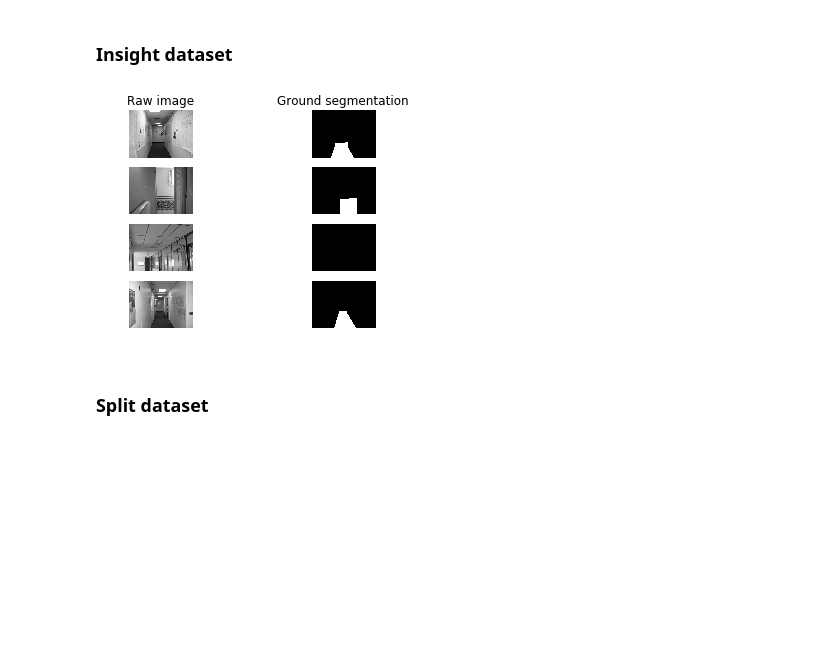
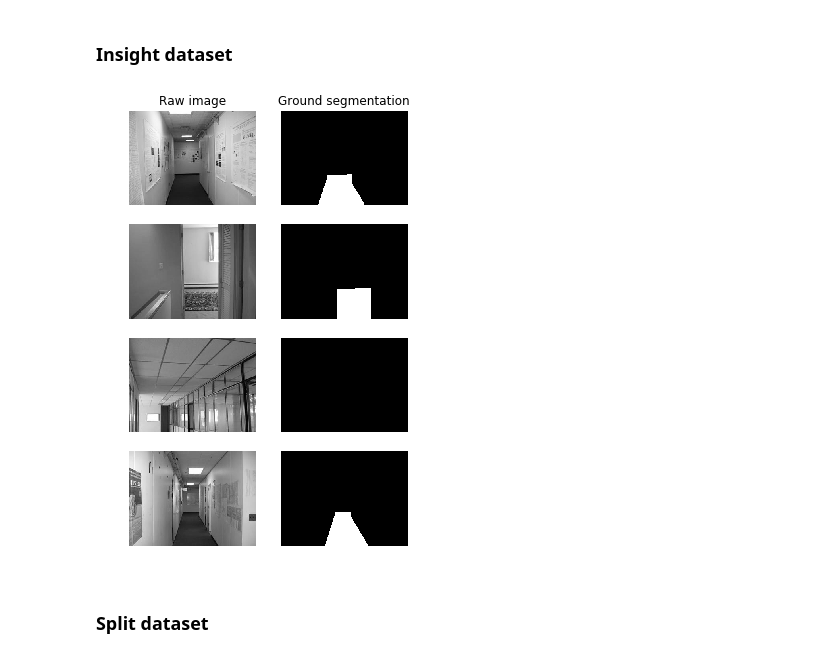
Before and after one commit to gaunthan/ground-segmentation, a Jupyter notebook: ground_segmentation.ipynb, the cells around one changed output. Drawn from its saved outputs; the diff is of its cells as text; code cells hidden in the pictures; blank space fills up the shorter version.

```diff
--- a/ground_segmentation.ipynb
+++ b/ground_segmentation.ipynb
@@ -69,35 +69,35 @@ HBox(children=(IntProgress(value=0, description='Loading labels', max=967, style
 ### Insight dataset
 # %%
 from matplotlib import pyplot as plt
-#plt.rcParams['figure.figsize'] = [5, 8]
+plt.rcParams['figure.figsize'] = [5, 8]
 
 def plot_image(ax, img, title):
     ax.axis('off')
     ax.set_title(title)
     ax.imshow(img, cmap='gray')
 
 def plot_label(ax, label, title):
     ax.axis('off')
     ax.set_title(title)
     ax.imshow(label, cmap='gray')
 
 NUM_PLOTTING = 4
 
 fig = plt.figure("Insight dataset")
 
 for index in range(NUM_PLOTTING):
     image, label = images[index], labels[index]
     image_title = '' if index != 0 else 'Raw image'
     label_title = '' if index != 0 else 'Ground segmentation'
 
     ax = fig.add_subplot(NUM_PLOTTING, 2, index*2 + 1)
     plot_image(ax, image, title=image_title)
     ax = fig.add_subplot(NUM_PLOTTING, 2, index*2 + 2)
     plot_label(ax, label, title=label_title)
 
 plt.show()
 # %% [output]
-[figure, old version]
+[figure, new version]
 # %% [markdown]
 ### Split dataset
 # %%
```
Also changed, not shown: parts of 16 cells of this notebook.
